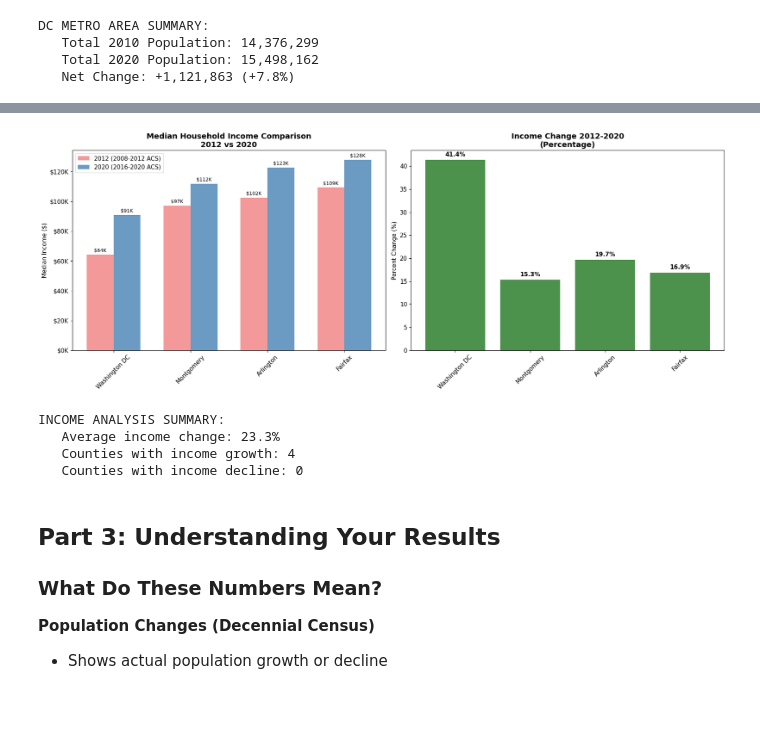
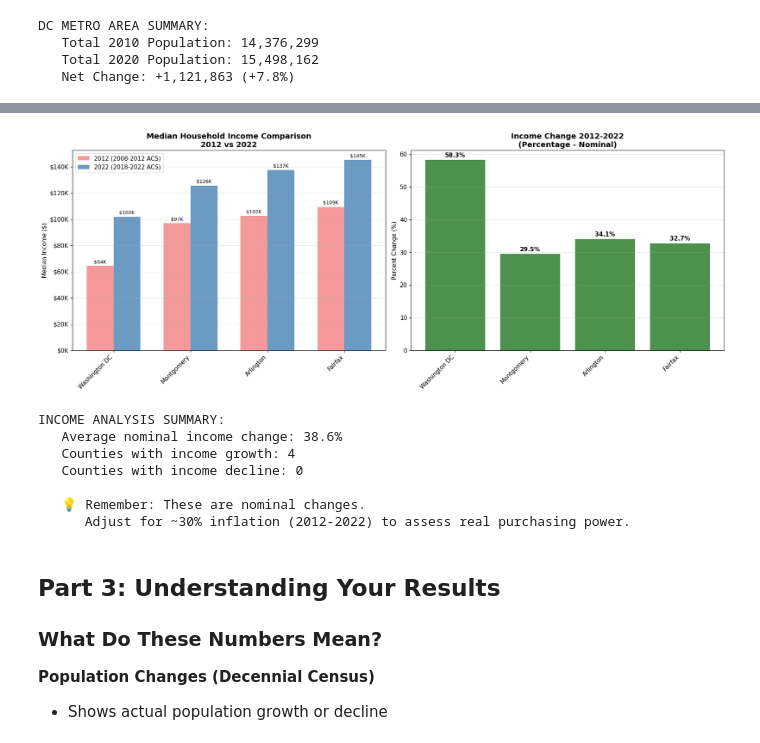
Before and after one commit to mmann1123/pytidycensus, a Jupyter notebook: examples/06_simple_time_series_tutorial.ipynb, the cells around one changed output, grey strips where cells are left out. Saved outputs shown, nothing was run; the diff lists cells and outputs as text; code cells hidden in the pictures; blank space fills up the shorter version.

```diff
--- a/examples/06_simple_time_series_tutorial.ipynb
+++ b/examples/06_simple_time_series_tutorial.ipynb
@@ -364,10 +380,10 @@ Getting data from the 2008-2012 5-year ACS
 
 ✅ Successfully retrieved 2012 data for 4 counties
 # %%
-# Step 2: Get 2020 ACS income data
-print("Fetching 2020 ACS 5-year data (2016-2020)...")
+# Step 2: Get 2022 ACS income data
+print("📡 Fetching 2022 ACS 5-year data (2018-2022)...")
 
-income_2020_data = []
+income_2022_data = []
 
 for county_info in counties_to_analyze:
     try:
@@ -376,23 +392,23 @@ for county_info in counties_to_analyze:
             variables={"median_income": "B19013_001E"},
             state=county_info["state"],
             county=county_info["county"],
-            year=2020,
+            year=2022,
             survey="acs5",
             output="wide"
         )
 
         income_data['display_name'] = county_info['display_name']
-        income_2020_data.append(income_data)
+        income_2022_data.append(income_data)
 
-        print(f"    {county_info['display_name']}: ${income_data.iloc[0]['median_income']:,}")
+        print(f"   ✓ {county_info['display_name']}: ${income_data.iloc[0]['median_income']:,}")
 
     except Exception as e:
-        print(f"    {county_info['display_name']}: Error - {str(e)[:50]}...")
+        print(f"   ✗ {county_info['display_name']}: Error - {str(e)[:60]}...")
 
-# Combine all 2020 data
-if income_2020_data:
-    income_2020_combined = pd.concat(income_2020_data, ignore_index=True)
-    print(f"\n Successfully retrieved 2020 data for {len(income_2020_combined)} counties")
+# Combine all 2022 data
+if income_2022_data:
+    income_2022_combined = pd.concat(income_2022_data, ignore_index=True)
+    print(f"\n✅ Successfully retrieved 2022 data for {len(income_2022_combined)} counties")
 else:
-    print("\n No 2020 data retrieved")
+    print("\n⚠️  No 2022 data retrieved")
 # %% [output]
@@ -465,16 +493,17 @@ if not income_change.empty:
 
     bars1 = ax1.bar(x - width/2, income_change['income_2012'], width,
                     label='2012 (2008-2012 ACS)', color='lightcoral', alpha=0.8)
-    bars2 = ax1.bar(x + width/2, income_change['income_2020'], width,
-                    label='2020 (2016-2020 ACS)', color='steelblue', alpha=0.8)
+    bars2 = ax1.bar(x + width/2, income_change['income_2022'], width,
+                    label='2022 (2018-2022 ACS)', color='steelblue', alpha=0.8)
 
-    ax1.set_title('Median Household Income Comparison\n2012 vs 2020', fontsize=14, fontweight='bold')
+    ax1.set_title('Median Household Income Comparison\n2012 vs 2022', fontsize=14, fontweight='bold')
     ax1.set_ylabel('Median Income ($)')
     ax1.set_xticks(x)
     ax1.set_xticklabels([name.replace(' County', '').replace(', VA', '').replace(', MD', '')
-                        for name in income_change['display_name']], rotation=45)
+                        for name in income_change['display_name']], rotation=45, ha='right')
     ax1.legend()
     ax1.yaxis.set_major_formatter(plt.FuncFormatter(lambda x, p: f'${x/1000:.0f}K'))
+    ax1.grid(axis='y', alpha=0.3)
 
     # Add value labels
     for bar in bars1:
@@ -486,42 +515,49 @@ if not income_change.empty:
         height = bar.get_height()
         ax1.text(bar.get_x() + bar.get_width()/2., height + 1000,
                 f'${height/1000:.0f}K', ha='center', va='bottom', fontsize=9)
 
     # Chart 2: Percentage change
     colors = ['red' if x < 0 else 'darkgreen' for x in income_change['change_percent']]
     bars3 = ax2.bar(income_change['display_name'].str.replace(' County', '').str.replace(', VA', '').str.replace(', MD', ''),
                     income_change['change_percent'], color=colors, alpha=0.7)
 
-    ax2.set_title('Income Change 2012-2020\n(Percentage)', fontsize=14, fontweight='bold')
+    ax2.set_title('Income Change 2012-2022\n(Percentage - Nominal)', fontsize=14, fontweight='bold')
     ax2.set_ylabel('Percent Change (%)')
     ax2.axhline(y=0, color='black', linestyle='-', alpha=0.3)
     ax2.tick_params(axis='x', rotation=45)
+    ax2.set_xticklabels(ax2.get_xticklabels(), ha='right')
+    ax2.grid(axis='y', alpha=0.3)
 
     # Add value labels
     for bar, value in zip(bars3, income_change['change_percent']):
         height = bar.get_height()
         ax2.text(bar.get_x() + bar.get_width()/2., height + (0.5 if height >= 0 else -1.5),
                 f'{value:.1f}%', ha='center', va='bottom' if height >= 0 else 'top', fontweight='bold')
 
     plt.tight_layout()
     plt.show()
 
     # Summary statistics
     avg_change = income_change['change_percent'].mean()
-    print(f"INCOME ANALYSIS SUMMARY:")
-    print(f"   Average income change: {avg_change:.1f}%")
+    print(f"\nINCOME ANALYSIS SUMMARY:")
+    print(f"   Average nominal income change: {avg_change:.1f}%")
     print(f"   Counties with income growth: {(income_change['change_percent'] > 0).sum()}")
     print(f"   Counties with income decline: {(income_change['change_percent'] < 0).sum()}")
+    print(f"\n   💡 Remember: These are nominal changes.")
+    print(f"      Adjust for ~30% inflation (2012-2022) to assess real purchasing power.")
 
 else:
-    print("   Cannot create visualization - no income data available")
+    print("⚠️  Cannot create visualization - no income data available")
     print("   This might be due to API key issues or data availability")
 # %% [output]
-[figure, old version]
+[figure, new version]
 INCOME ANALYSIS SUMMARY:
-   Average income change: 23.3%
+   Average nominal income change: 38.6%
    Counties with income growth: 4
    Counties with income decline: 0
+
+   💡 Remember: These are nominal changes.
+      Adjust for ~30% inflation (2012-2022) to assess real purchasing power.
 # %% [markdown]
 ## Part 3: Understanding Your Results
 
```
Also changed, not shown: parts of 8 cells of this notebook, 1 other file.
